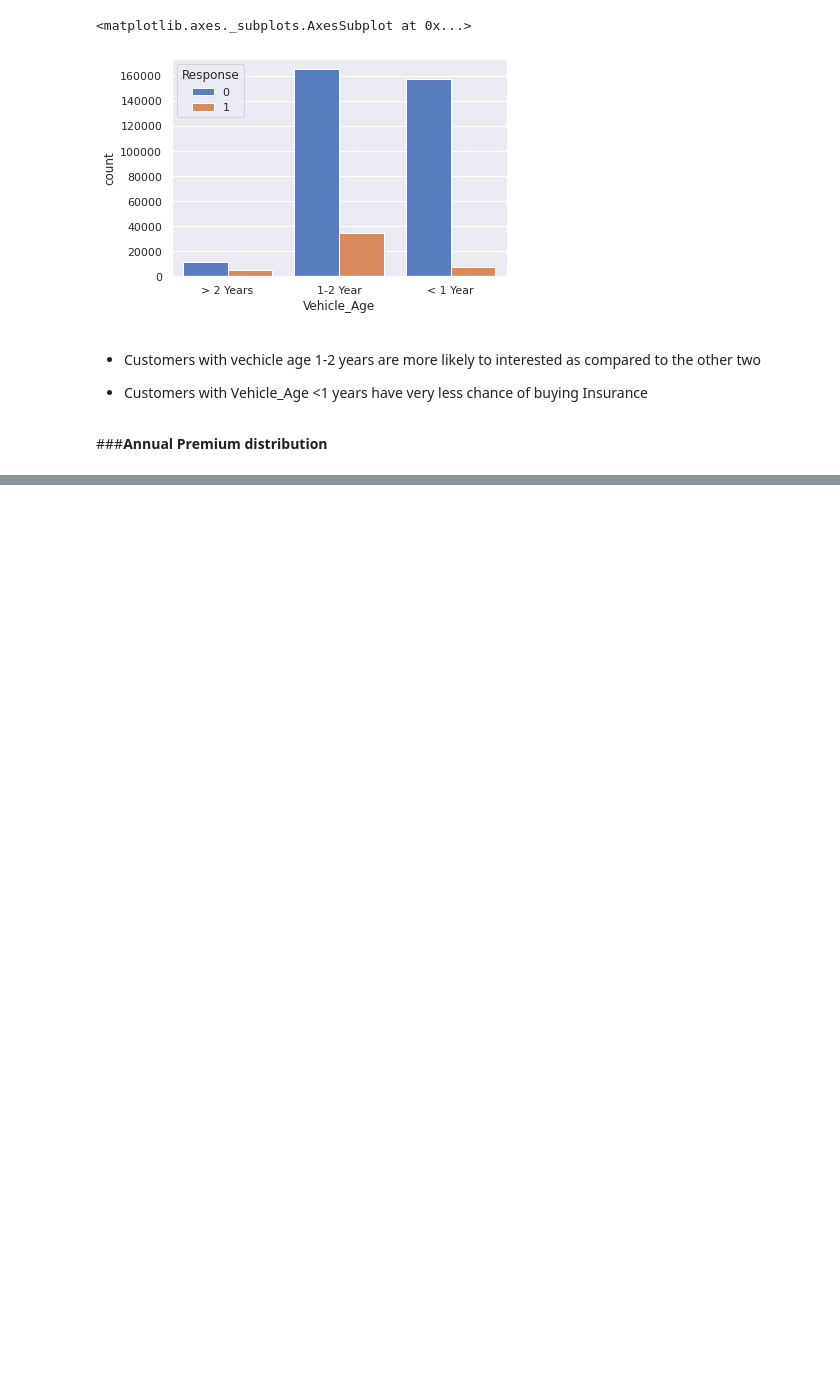
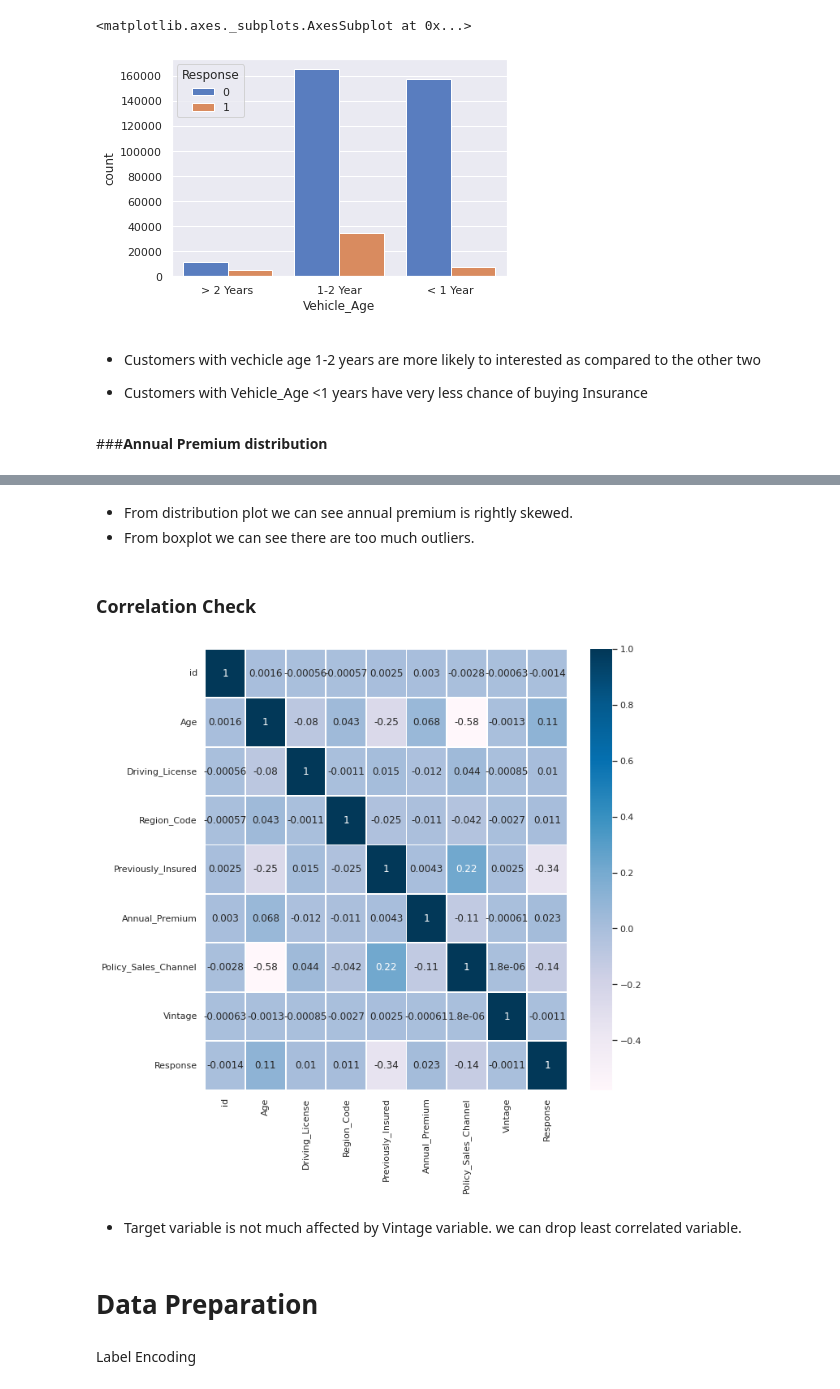
Before and after one commit to BiswajitPaul7/HEALTH-INSURANCE-CROSS-SELL-PREDICTION, a Jupyter notebook: HEALTH_INSURANCE_CROSS_SELL_PREDICTION_Solution.ipynb, the cells around one changed output, grey strips where cells are left out. Drawn from its saved outputs; the diff is of its cells as text; code cells hidden in the pictures; blank space fills up the shorter version.

```diff
--- a/HEALTH_INSURANCE_CROSS_SELL_PREDICTION_Solution.ipynb
+++ b/HEALTH_INSURANCE_CROSS_SELL_PREDICTION_Solution.ipynb
@@ -228,0 +243,17 @@ sns.countplot(x="Vehicle_Age",hue="Response",data=df,palette="muted")
+# %% [markdown]
+*   From distribution plot we can see annual premium is rightly skewed.
+*   From boxplot we can see there are too much outliers.
+# %% [markdown]
+### **Correlation Check**
+# %%
+plt.figure(figsize=(10,10))
+sns.heatmap(df.corr(),annot=True,linewidths=0.8,cmap='PuBu')
+plt.show()
+# %% [output]
+[figure, added]
+# %% [markdown]
+*   Target variable is not much affected by Vintage variable. we can drop least correlated variable.
+# %% [markdown]
+# **Data Preparation**
+# %% [markdown]
+Label Encoding
```
Also changed, not shown: parts of 13 cells of this notebook.
